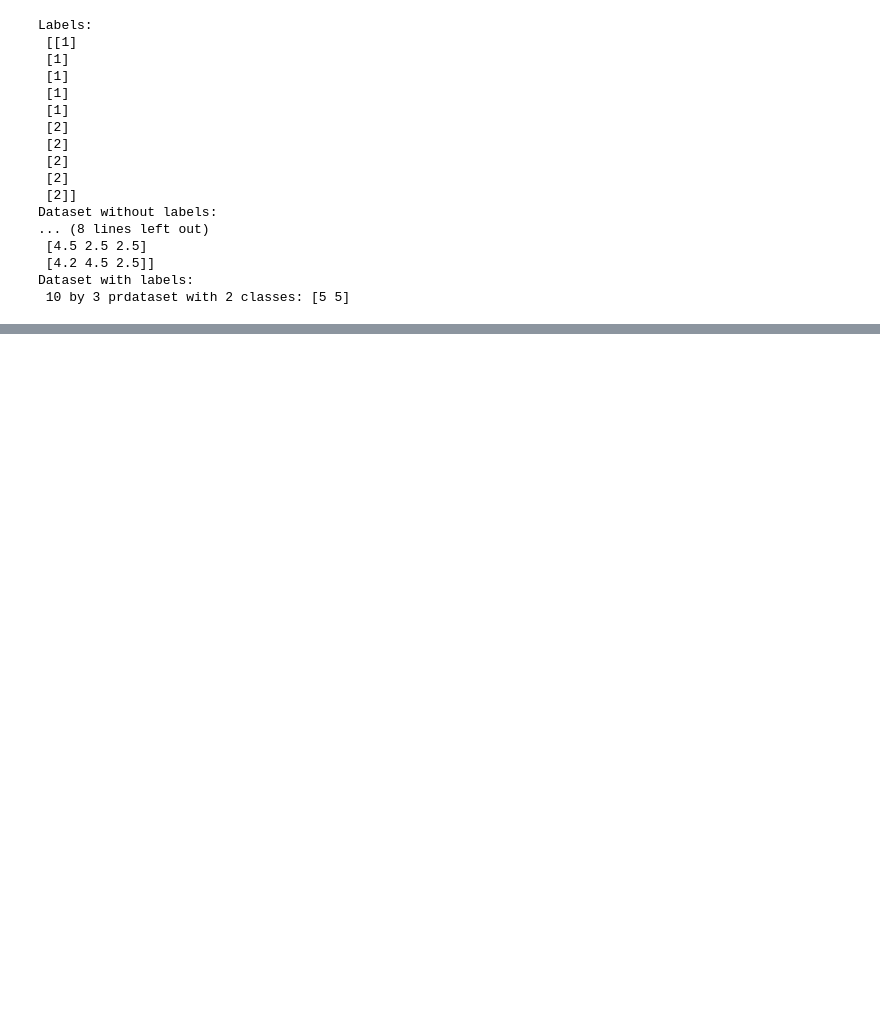
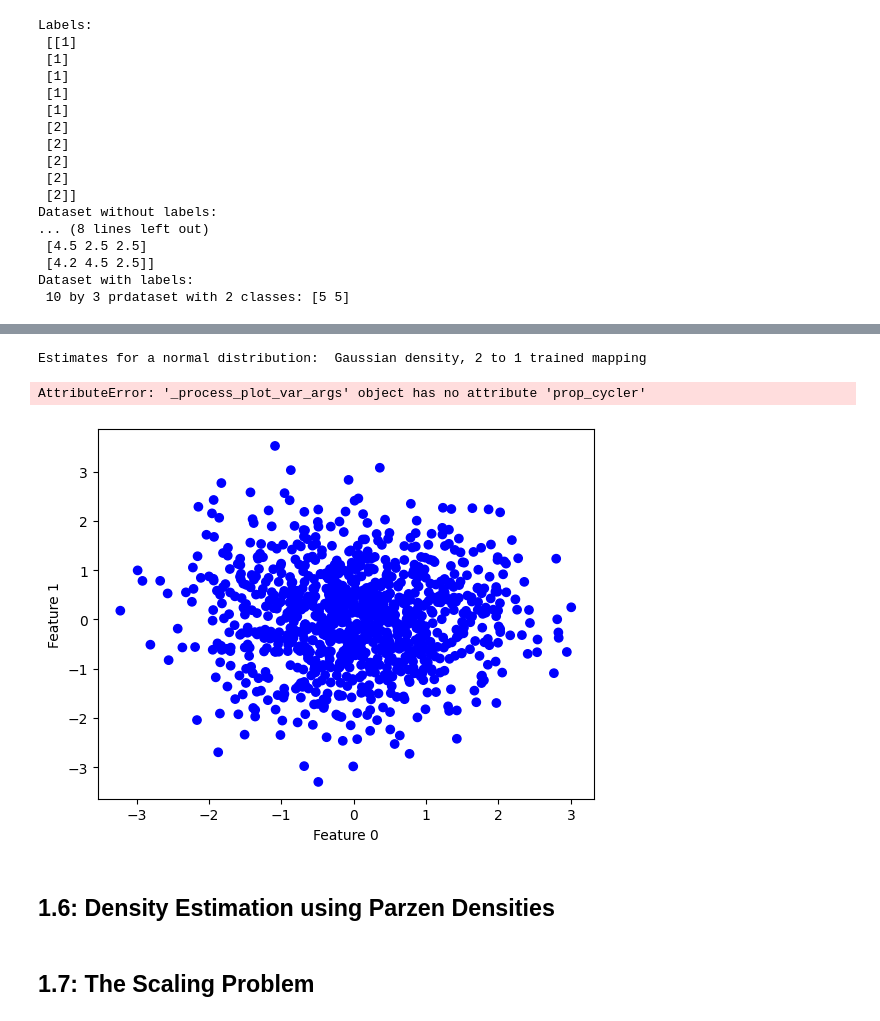
Before and after one commit to nadinekuo/MachineLearning1-Labs, a Jupyter notebook: 1-Basics-of-ML/1.1-decision-theory.ipynb, the cells around one changed output, grey strips where cells are left out. Saved outputs shown, nothing was run; the diff lists cells and outputs as text; code cells hidden in the pictures; blank space fills up the shorter version.

Commit message:
normal distributions

```diff
--- a/1-Basics-of-ML/1.1-decision-theory.ipynb
+++ b/1-Basics-of-ML/1.1-decision-theory.ipynb
@@ -63,0 +156,22 @@ Dataset with labels:
+# %%
+# Generate 1000 random points from a 2D standard normal distribution using randn
+# Gives matrix of size 1000 x 2
+data = np.random.randn(1000, 2)
+
+# Turn into a prdataset
+data = pr.prdataset(data)
+pr.scatterd(data)
+
+# Determine estimates for a normal distribution based on the data, stored in mapping w
+w = pr.gaussm(data) # TODO: what is this mapping?
+print('Estimates for a normal distribution: ', w)
+# TODO: gives error??
+pr.plotm(w)
+# %% [output]
+Estimates for a normal distribution:  Gaussian density, 2 to 1 trained mapping
+AttributeError: '_process_plot_var_args' object has no attribute 'prop_cycler'
+[figure, added]
+# %% [markdown]
+## 1.6: Density Estimation using Parzen Densities
+# %% [markdown]
+## 1.7: The Scaling Problem
```
Also changed, not shown: parts of 13 cells of this notebook, 5 other files.
